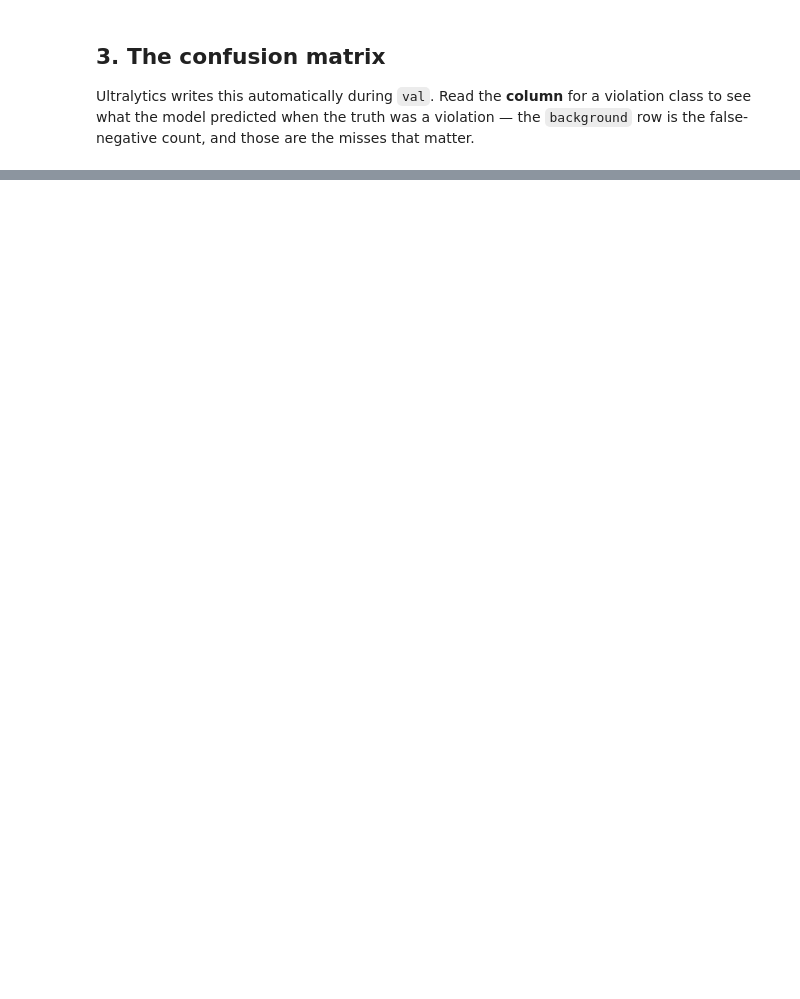
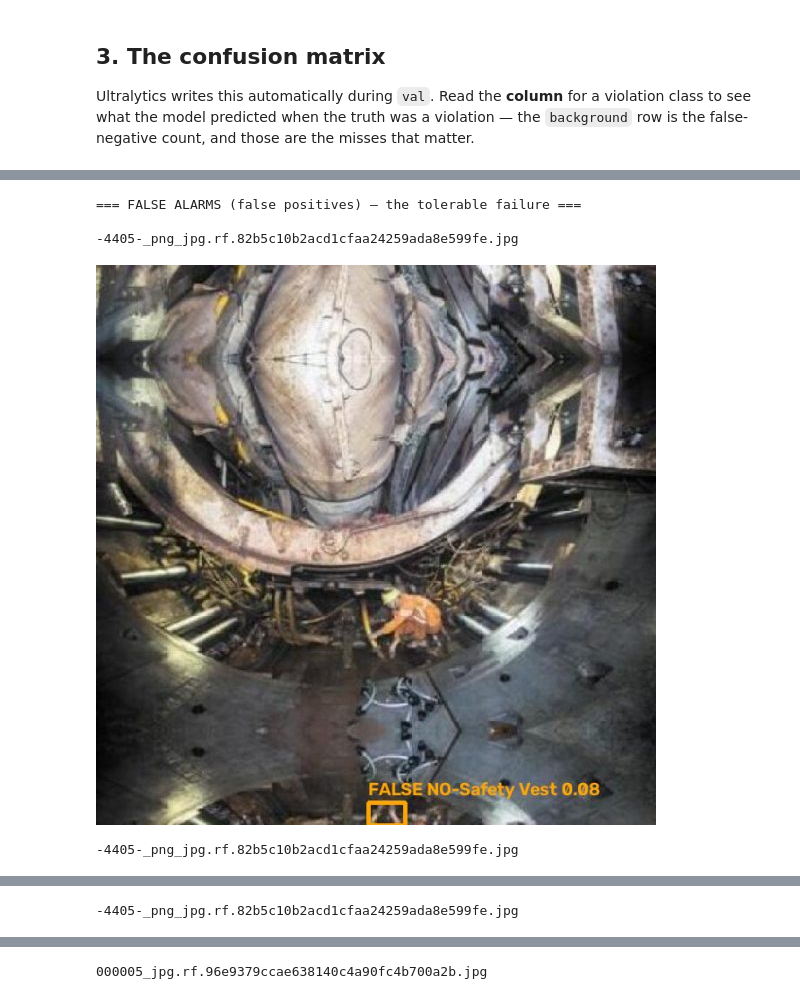
Before and after one commit to Ksamaani/ppe-compliance-monitor, a Jupyter notebook: notebooks/03_evaluation.ipynb, the cells around one changed output, grey strips where cells are left out. Saved outputs shown, nothing was run; the diff lists cells and outputs as text; code cells hidden in the pictures; blank space fills up the shorter version.

```diff
--- a/notebooks/03_evaluation.ipynb
+++ b/notebooks/03_evaluation.ipynb
@@ -496,0 +633,15 @@ Written up for the use case in [`docs/EVALUATION.md`](../docs/EVALUATION.md).
+# %%
+print("=== FALSE ALARMS (false positives) — the tolerable failure ===\n")
+if not false_positives:
+    print("None at this operating point — which would suggest the threshold is set")
+    print("conservatively high, and some recall could be bought back by lowering it.")
+for img_path, p in false_positives[:4]:
+    img = cv2.imread(str(img_path))
+    annotate(img, p[1:5], f"FALSE {CLASS_NAMES[p[0]]} {p[5]:.2f}", (0, 165, 255))
+    show(img, max_w=560, title=f"{img_path.name}")
+# %% [output]
+=== FALSE ALARMS (false positives) — the tolerable failure ===
+
+-4405-_png_jpg.rf.82b5c10b2acd1cfaa24259ada8e599fe.jpg
+[figure, added]
+-4405-_png_jpg.rf.82b5c10b2acd1cfaa24259ada8e599fe.jpg
@@ -496,0 +649 @@ Written up for the use case in [`docs/EVALUATION.md`](../docs/EVALUATION.md).
+-4405-_png_jpg.rf.82b5c10b2acd1cfaa24259ada8e599fe.jpg
@@ -496,0 +651 @@ Written up for the use case in [`docs/EVALUATION.md`](../docs/EVALUATION.md).
+000005_jpg.rf.96e9379ccae638140c4a90fc4b700a2b.jpg
```
Also changed, not shown: parts of 44 cells of this notebook, 10 other files.
